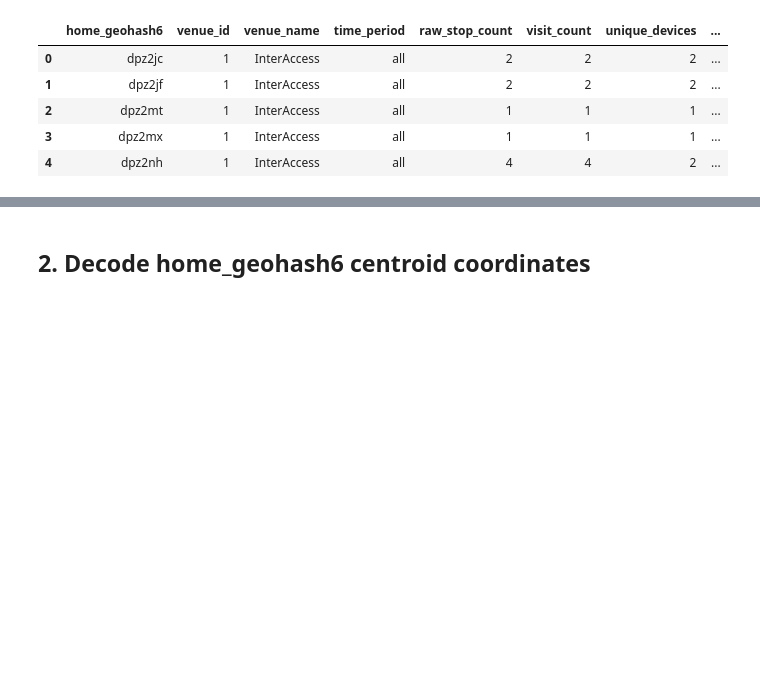
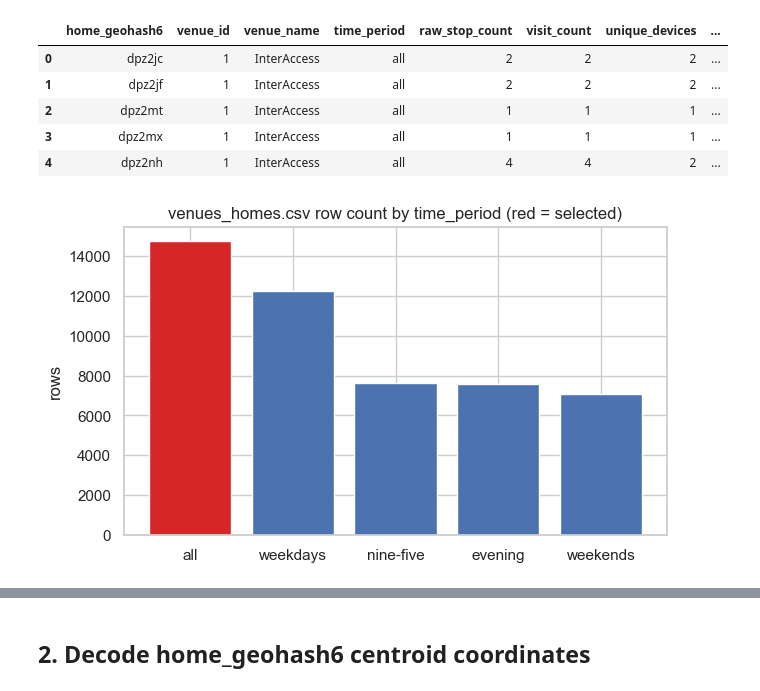
Before and after one commit to schoolofcities/eddit-tac, a Jupyter notebook: analysis/activity/ward_venue_activity.ipynb, the cells around one changed output, grey strips where cells are left out. Cells and saved outputs as stored; diff of their text form; code cells hidden in the pictures; blank space fills up the shorter version.

```diff
--- a/analysis/activity/ward_venue_activity.ipynb
+++ b/analysis/activity/ward_venue_activity.ipynb
@@ -18,3 +34,20 @@ Requirements: `pandas`, `geopandas`, `shapely`, `pygeohash`
+# %%
+# CELL 1 -- Imports
+
+import os
+
+import pandas as pd
+import geopandas as gpd
+import pygeohash as pgh
+from shapely.geometry import box
+from shapely.ops import unary_union
+from tqdm import tqdm
+
+import matplotlib.pyplot as plt
+import seaborn as sns
+
+%matplotlib inline
+sns.set_theme(style="whitegrid", rc={"figure.figsize": (7, 4)})
 # %% [markdown]
 ## 0. Config
 # %%
@@ -87,6 +136,20 @@ Filtered to time_period == 'all': 49257 -> 14745 rows.
 | 2 | dpz2mt | 1 | InterAccess | all | 1 | 1 | 1 | ... |
 | 3 | dpz2mx | 1 | InterAccess | all | 1 | 1 | 1 | ... |
 | 4 | dpz2nh | 1 | InterAccess | all | 4 | 4 | 2 | ... |
+# %%
+# viz: row counts by time_period, straight from the raw file (self-contained, before
+# any filtering) -- a visual reminder that "all" isn't just another slice like the rest,
+# it's the sum of them, which is *why* we have to pick exactly one before summing anything
+_tp_counts = pd.read_csv(VENUES_HOMES_CSV)[TIME_PERIOD_COL].value_counts()
+
+fig, ax = plt.subplots()
+colors = ["#d62728" if tp == TIME_PERIOD_VALUE else "#4c72b0" for tp in _tp_counts.index]
+ax.bar(_tp_counts.index, _tp_counts.values, color=colors)
+ax.set_title("venues_homes.csv row count by time_period (red = selected)")
+ax.set_ylabel("rows")
+plt.show()
+# %% [output]
+[figure, added]
 # %%
 venue_centroids = gpd.read_file(VENUE_CENTROIDS_GEOJSON)
 print("venue_centroids columns:", venue_centroids.columns.tolist())
```
Also changed, not shown: parts of 28 cells of this notebook, 4 other files.
